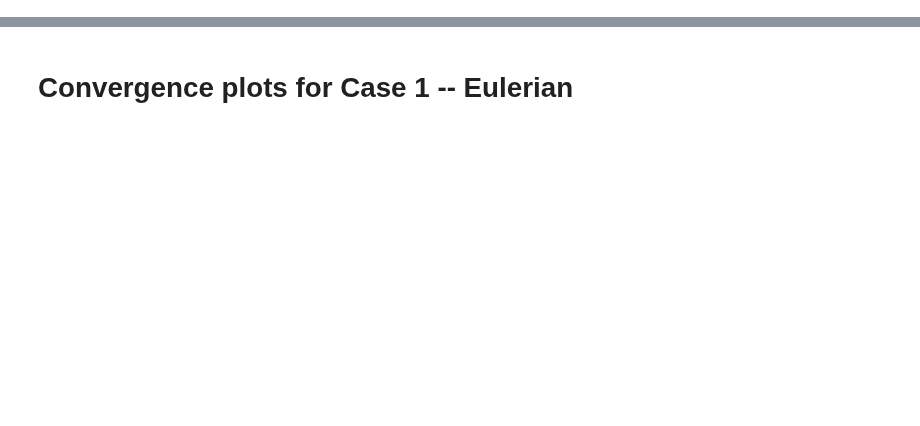
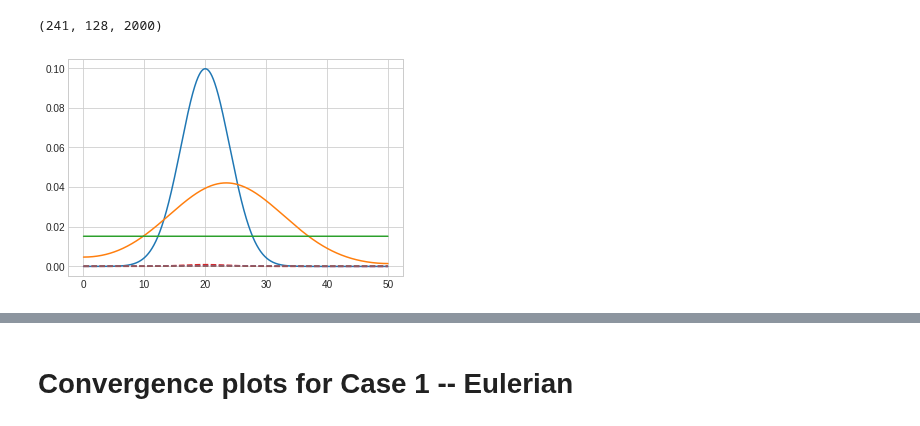
Before and after one commit to nordam/Eulerian-and-Lagrangian-methods, a Jupyter notebook: notebooks/ConvergencePlots.ipynb, the cells around one changed output, grey strips where cells are left out. Cells and saved outputs as stored; diff of their text form; code cells hidden in the pictures; blank space fills up the shorter version.

```diff
--- a/notebooks/ConvergencePlots.ipynb
+++ b/notebooks/ConvergencePlots.ipynb
@@ -15,0 +53,14 @@ datafolder = '../data/'
+# %%
+C = np.load('../results_wrong/Case1_K_A_block_Nclasses=128_NJ=2000_dt=60.npy')
+Z, dZ = np.linspace(0, 50, C.shape[-1]+1, retstep=True)
+Z = Z[:-1] + dZ/2
+print(C.shape)
+
+for it in [0, 1, 240]:
+    plt.plot(Z, np.sum(C, axis = 1)[it,:])
+
+for it in [0, 1, 240]:
+    plt.plot(Z, 5*C[it,0,:], '--')
+# %% [output]
+(241, 128, 2000)
+[figure, added]
```
Also changed, not shown: parts of 7 cells of this notebook, 2 other files.
